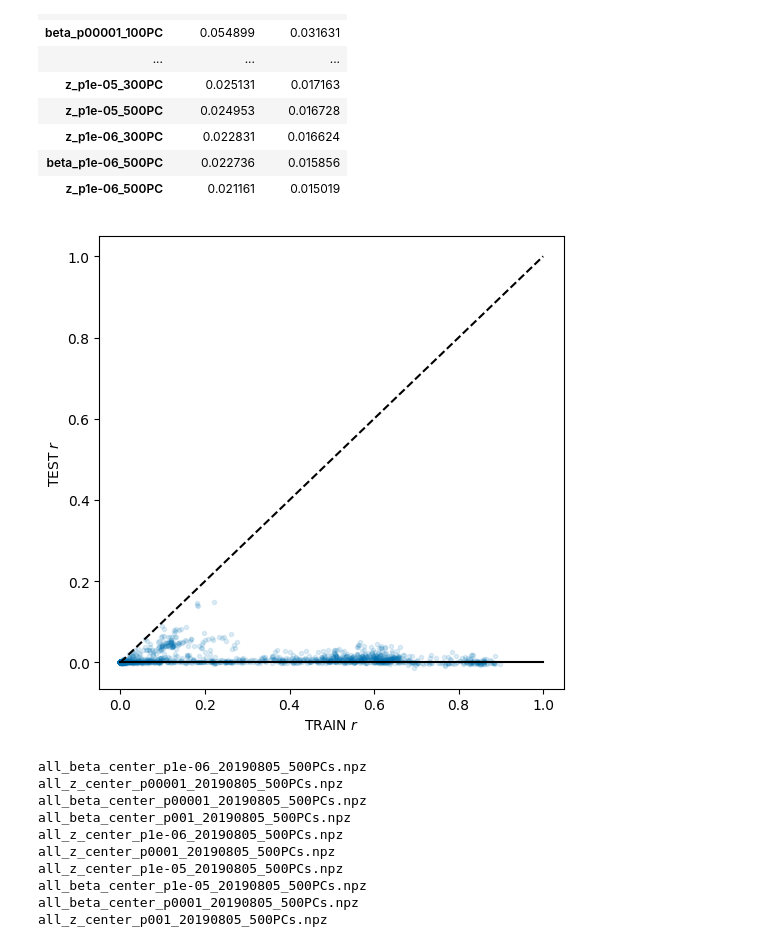
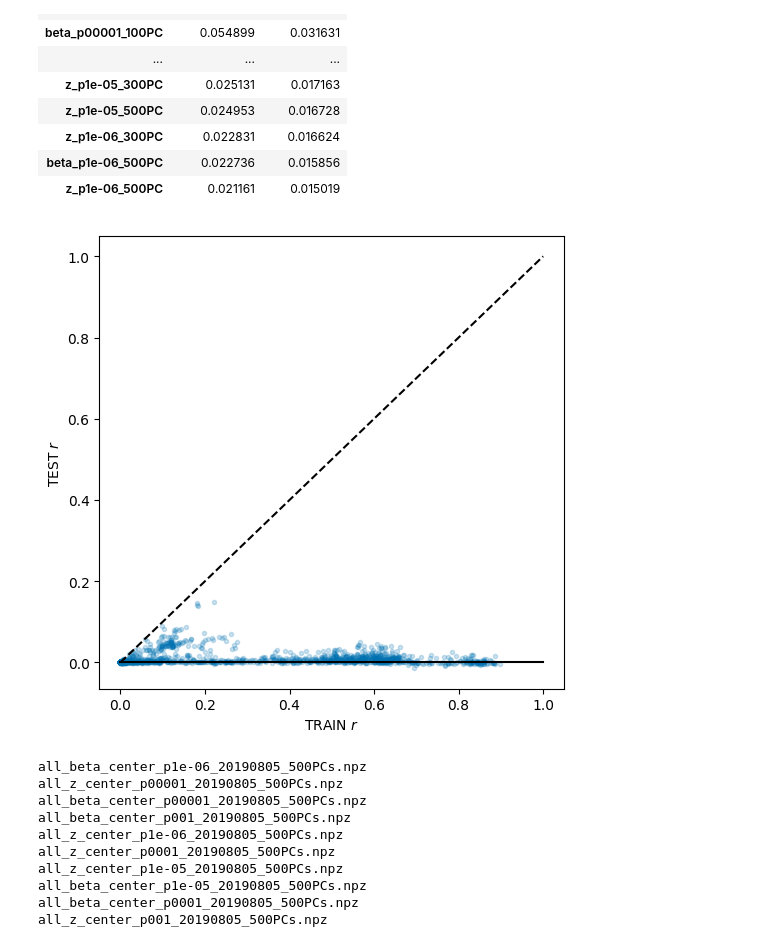
Before and after one commit to rivas-lab/degas-risk, a Jupyter notebook: supplement/FigureS1-Hyperparameter_Optimization.ipynb, the cells around one changed output. Saved outputs shown, nothing was run; the diff lists cells and outputs as text; code cells hidden in the pictures.

Commit message:
updates to supplement figures

```diff
--- a/supplement/FigureS1-Hyperparameter_Optimization.ipynb
+++ b/supplement/FigureS1-Hyperparameter_Optimization.ipynb
@@ -146,13 +146,13 @@ pd.DataFrame([datas[d].loc['INI21001',:] for d in datas], index=[d for d in data
 # %%
 plt.figure(figsize=(6,6), dpi=100)
 plt.plot(datas['z_p001_300PC']['TRAIN_'+kind],
-         datas['z_p001_300PC']['TEST_'+kind], '.', alpha=0.12)
+         datas['z_p001_300PC']['TEST_'+kind], '.', alpha=0.2)
 plt.plot([0,1],[0,1],'k--')
 plt.plot([0,1],[0,0],'k-')
 plt.xlabel('TRAIN '+'$r$'), plt.ylabel('TEST '+'$r$')
 plt.show()
 # %% [output]
-[figure, old version]
+[figure, new version]
 # %%
 npzs = glob.glob('/oak/stanford/groups/mrivas/projects/degas-risk/datasets/train/tsvd/*20190805*.npz')
 print('\n'.join(map(os.path.basename,npzs)))
```
Also changed, not shown: 2 other files.
